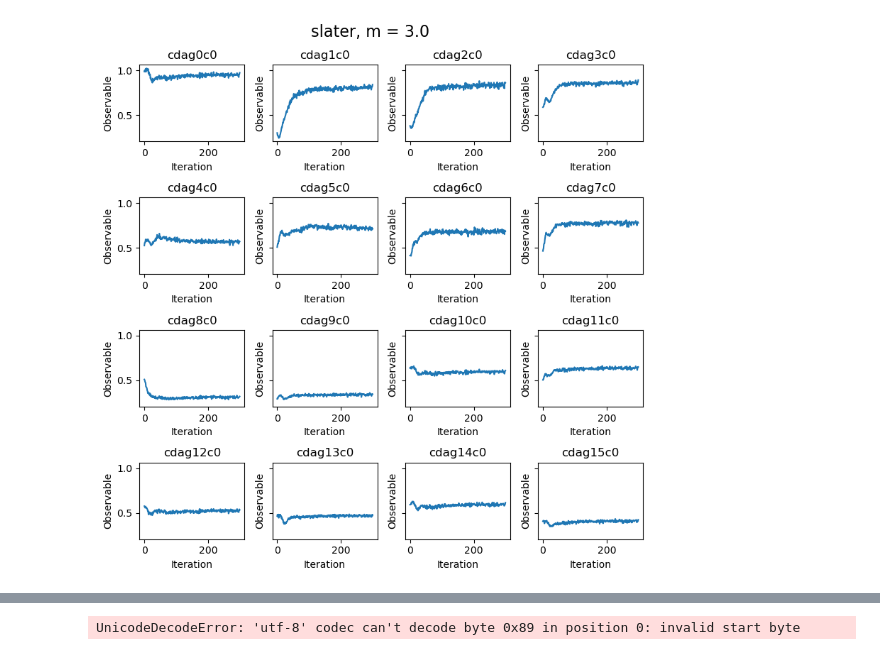
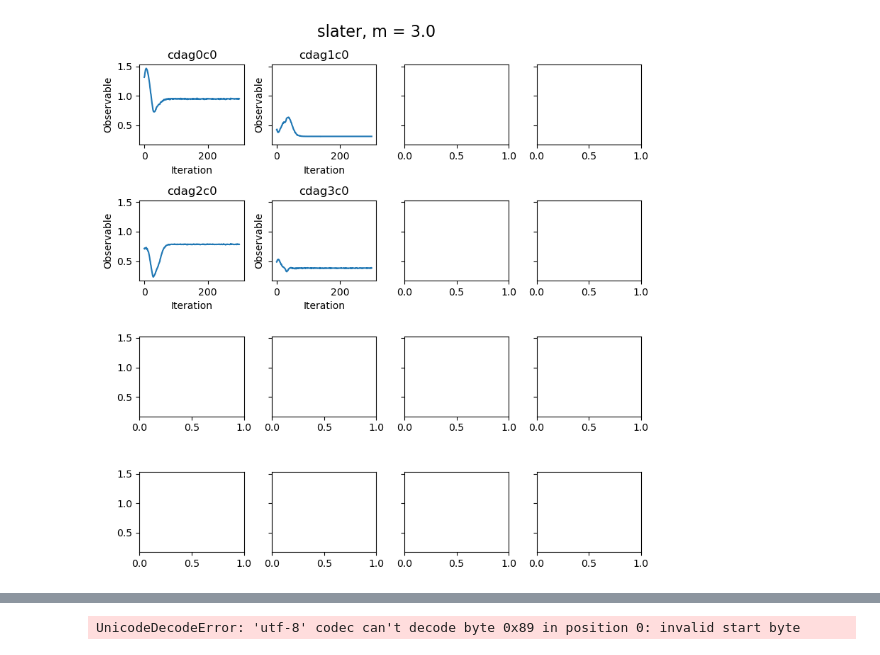
Before and after one commit to wttai004/machine_learning, a Jupyter notebook: netket_qwz/qwz_results.ipynb, the cells around one changed output, grey strips where cells are left out. Saved outputs shown, nothing was run; the diff lists cells and outputs as text; code cells hidden in the pictures.

```diff
--- a/netket_qwz/qwz_results.ipynb
+++ b/netket_qwz/qwz_results.ipynb
@@ -21,32 +23,32 @@ from helper import get_ed_data
 # %%
-L = 4
+L = 2
 N = L ** 2
 t = 1.0
 m = 3.0
 U = 0.0
 model = "slater"
 
-data=json.load(open(f"machine_learning/netket_qwz/data/{model}_log_L={L}_t={t}_m={m}_U={U}.log"))
+data_netket=json.load(open(f"machine_learning/netket_qwz/data/{model}_log_L={L}_t={t}_m={m}_U={U}.log"))
 
 
-x_values = np.arange(len(data['cdag0c0']['Mean']['real']))
+x_values = np.arange(len(data_netket['cdag0c0']['Mean']['real']))
 
 # Create a figure and a set of subplots
 fig, axs = plt.subplots(4, 4, figsize=(8, 8), sharey=True)
 
 for i in range(N):
     x = i // L
     y = i % L
     corr = f"cdag{i}c0"
-    axs[x][y].plot(x_values, data[corr]['Mean']['real'], label=corr)
+    axs[x][y].plot(x_values, data_netket[corr]['Mean']['real'], label=corr)
     axs[x][y].set_title(corr)
     axs[x][y].set_xlabel('Iteration')
     axs[x][y].set_ylabel('Observable')
 
 fig.suptitle(f'{model}, m = {m}', fontsize=16)
 
 # Show the plot
 plt.tight_layout()
 plt.show()
 # %% [output]
-[figure, old version]
+[figure, new version]
```
Also changed, not shown: parts of 6 cells of this notebook, 23 other files.
